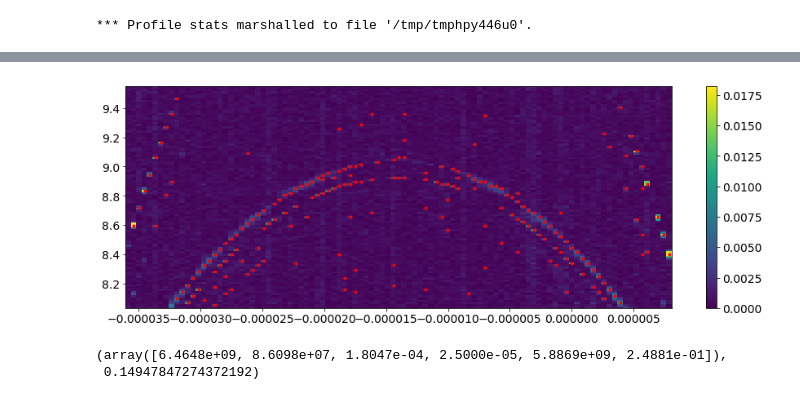
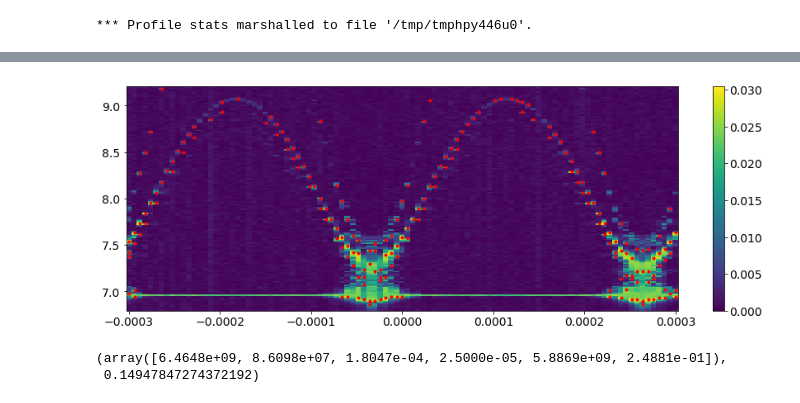
Before and after one commit to vdrhtc/Computer-vision-paper, a Jupyter notebook: Plots 2 .ipynb, the cells around one changed output, grey strips where cells are left out. Drawn from its saved outputs; the diff is of its cells as text; code cells hidden in the pictures.

```diff
--- a/Plots 2 .ipynb
+++ b/Plots 2 .ipynb
@@ -70,11 +80,11 @@ params
 # %%
 # reload(lib2.fulaut.SpectrumOracle)
 from lib2.fulaut.SpectrumOracle import *
-params = result0[0][2:]
+params = result1[0][2:]
 # params[1] = 1.3e-4
-so = SpectrumOracle("transmon", tts0, params, True)
+so = SpectrumOracle("transmon", tts1, params, True)
 # %% [output]
-[figure, old version]
+[figure, new version]
 # %%
 result2
 # %% [output]
```
Also changed, not shown: parts of 3 cells of this notebook, 2 other files.
